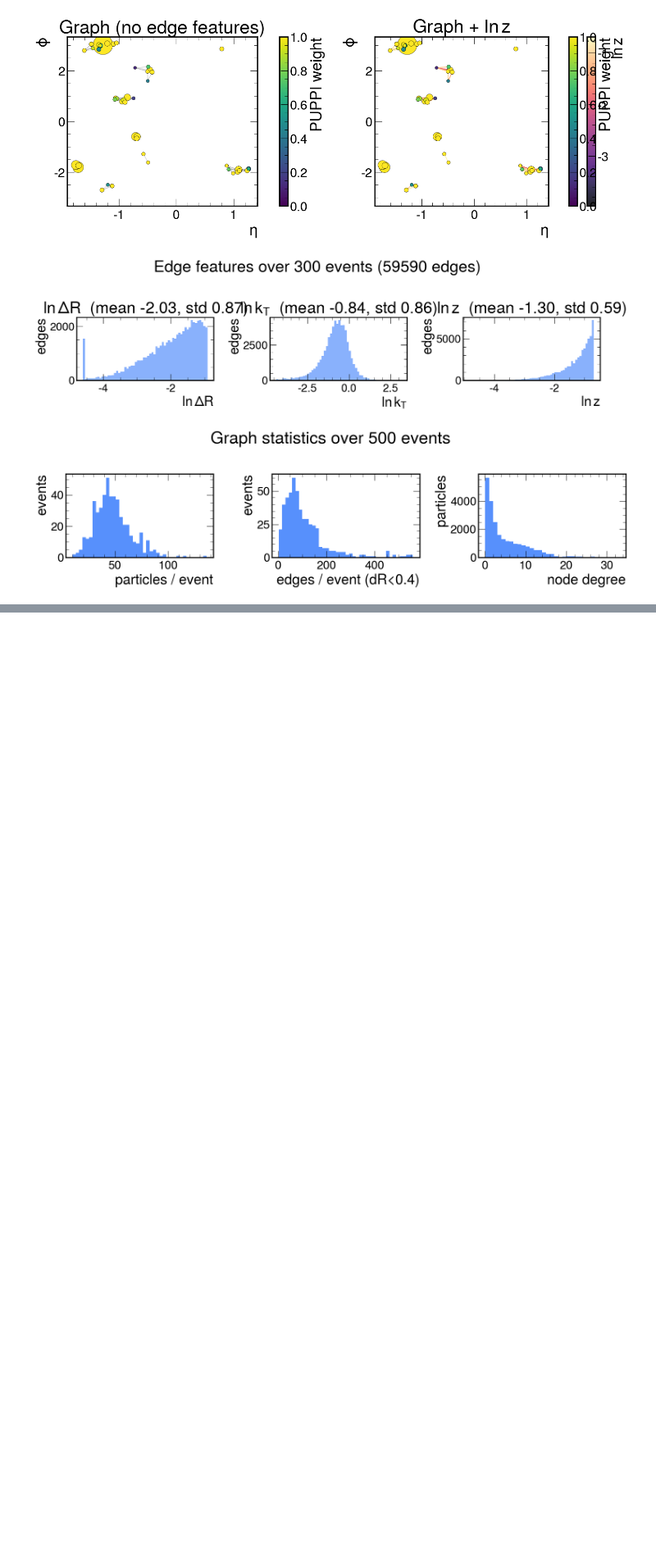
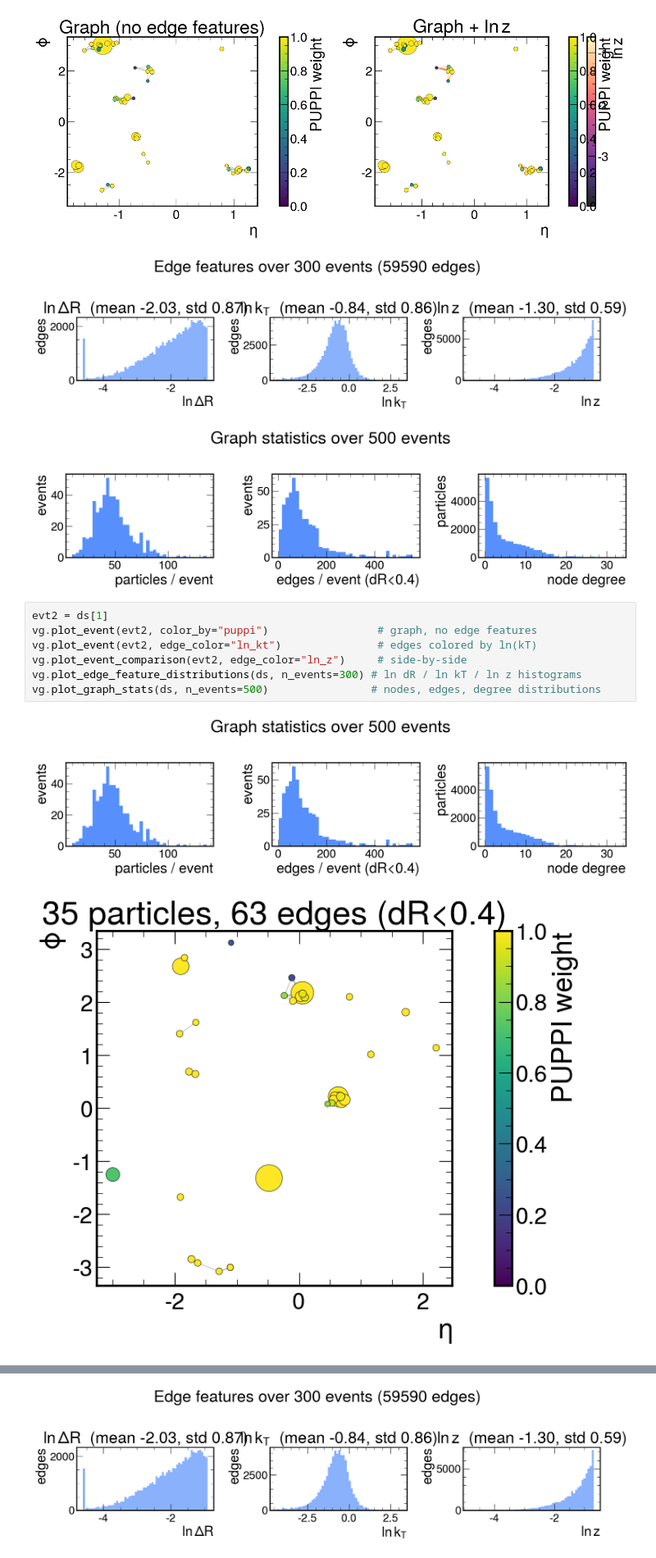
Before and after one commit to senadurgut/L1DeepMETv2, a Jupyter notebook: notebooks/viz_graphs.ipynb, the cells around one changed output, grey strips where cells are left out. Shown at 82% size. Drawn from its saved outputs; the diff is of its cells as text; blank space fills up the shorter version.

```diff
--- a/notebooks/viz_graphs.ipynb
+++ b/notebooks/viz_graphs.ipynb
@@ -19,3 +19,13 @@ vg.plot_graph_stats(ds, n_events=500)                # nodes, edges, degree dist
 [figure]
 [figure]
 [figure]
+# %%
+evt2 = ds[1]
+vg.plot_event(evt2, color_by="puppi")                 # graph, no edge features
+vg.plot_event(evt2, edge_color="ln_kt")               # edges colored by ln(kT)
+vg.plot_event_comparison(evt2, edge_color="ln_z")     # side-by-side
+vg.plot_edge_feature_distributions(ds, n_events=300) # ln dR / ln kT / ln z histograms
+vg.plot_graph_stats(ds, n_events=500)                # nodes, edges, degree distributions
+# %% [output]
+[figure, added]
+[figure, added]
@@ -21,0 +34 @@ vg.plot_graph_stats(ds, n_events=500)                # nodes, edges, degree dist
+[figure, added]
```
Also changed, not shown: parts of 6 cells of this notebook, 17 other files.
